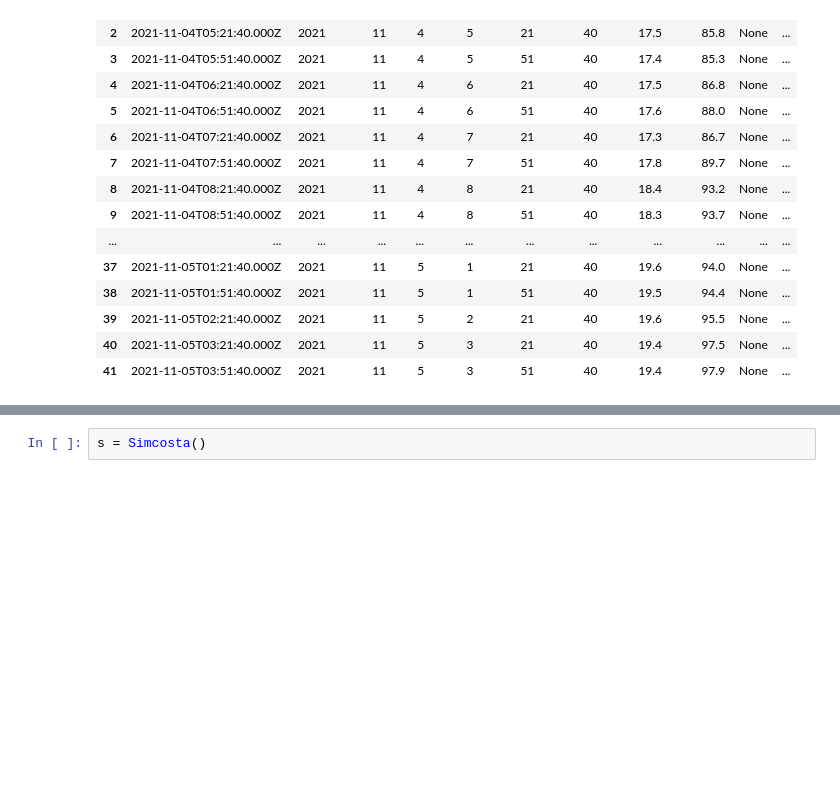
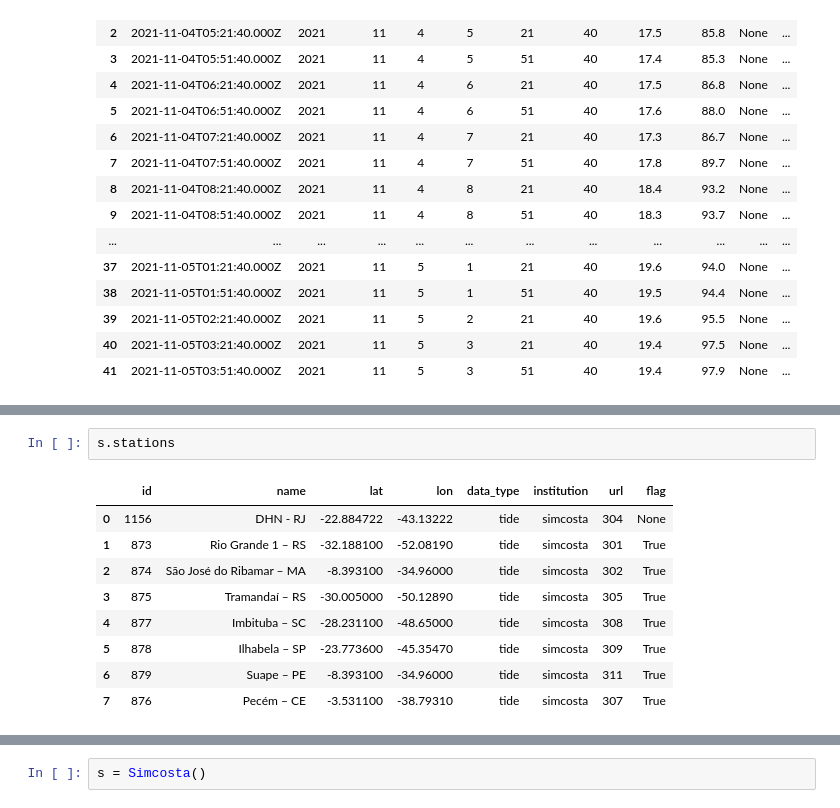
Before and after one commit to soutobias/oceanoobsbrasil, a Jupyter notebook: notebooks/simcosta.ipynb, the cells around one changed output, grey strips where cells are left out. Saved outputs shown, nothing was run; the diff lists cells and outputs as text; blank space fills up the shorter version.

```diff
--- a/notebooks/simcosta.ipynb
+++ b/notebooks/simcosta.ipynb
@@ -117,3 +115,15 @@ NameError: name 'SimcostaTide' is not defined
+# %%
+s.stations
+# %% [output]
+|  | id | name | lat | lon | data_type | institution | url | flag |
+| 0 | 1156 | DHN - RJ | -22.884722 | -43.13222 | tide | simcosta | 304 | None |
+| 1 | 873 | Rio Grande 1 – RS | -32.188100 | -52.08190 | tide | simcosta | 301 | True |
+| 2 | 874 | São José do Ribamar – MA | -8.393100 | -34.96000 | tide | simcosta | 302 | True |
+| 3 | 875 | Tramandaí – RS | -30.005000 | -50.12890 | tide | simcosta | 305 | True |
+| 4 | 877 | Imbituba – SC | -28.231100 | -48.65000 | tide | simcosta | 308 | True |
+| 5 | 878 | Ilhabela – SP | -23.773600 | -45.35470 | tide | simcosta | 309 | True |
+| 6 | 879 | Suape – PE | -8.393100 | -34.96000 | tide | simcosta | 311 | True |
+| 7 | 876 | Pecém – CE | -3.531100 | -38.79310 | tide | simcosta | 307 | True |
 # %%
 s.get()
 # %% [output]
```
Also changed, not shown: parts of 7 cells of this notebook, 3 other files.
